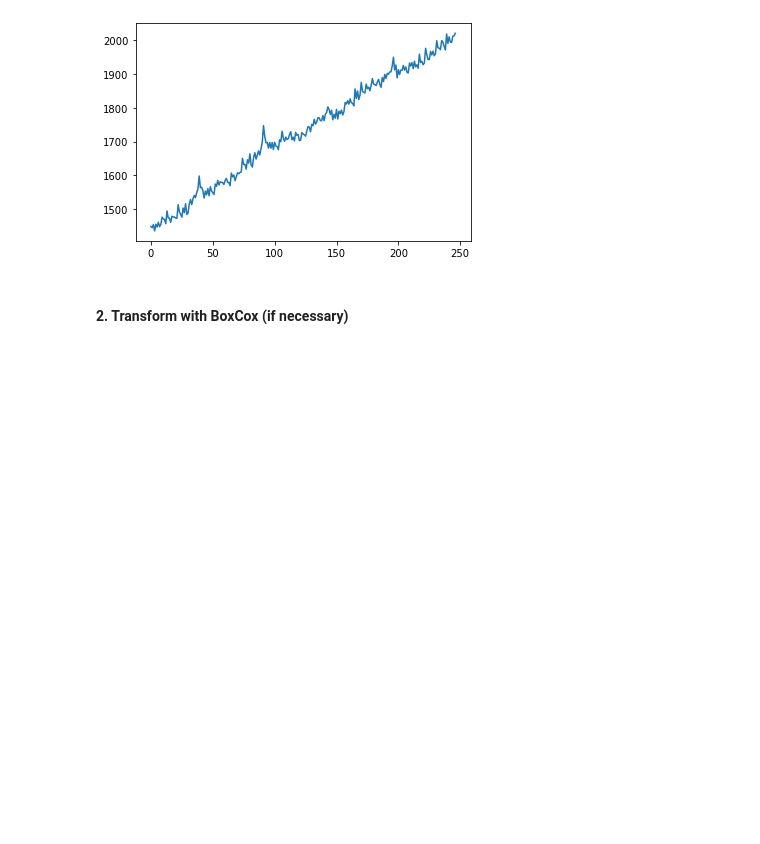
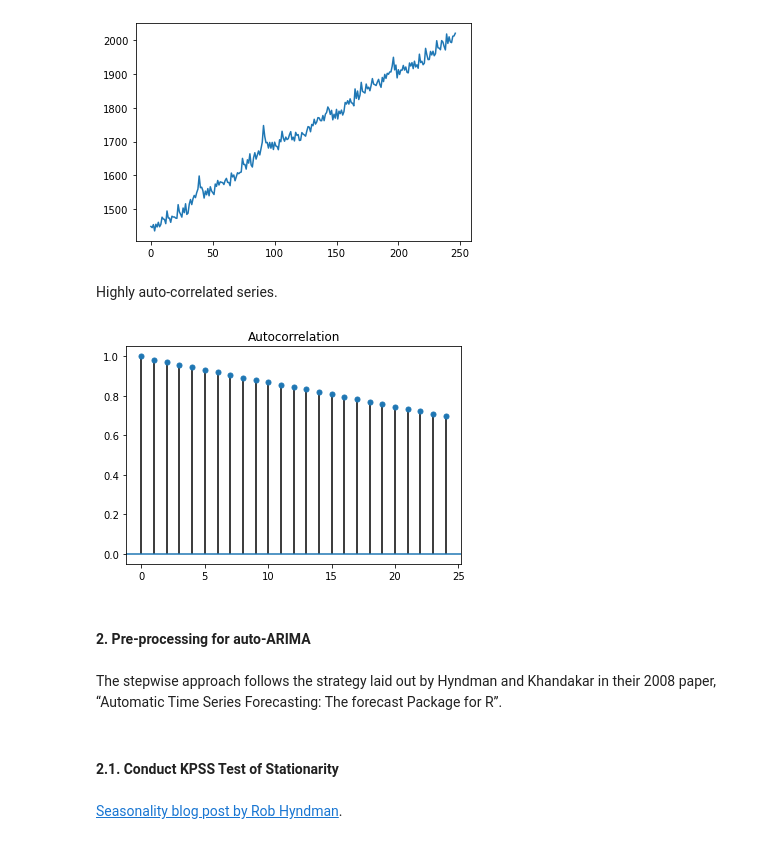
Before and after one commit to cdbale/Privacy-and-Forecasting-Empirical, a Jupyter notebook: Code/ARIMA.ipynb, the cells around one changed output. Drawn from its saved outputs; the diff is of its cells as text; code cells hidden in the pictures; blank space fills up the shorter version.

```diff
--- a/Code/ARIMA.ipynb
+++ b/Code/ARIMA.ipynb
@@ -25,9 +22,8 @@ We will follow the step-by-step process provided in **Forecasting: Principles an
 #### 1. Plot the data
 # %%
 # plot a random series we will use for model testing
-plt.plot(ts[100,:])
+x = ts[100,:]
+plt.plot(x)
 # %% [output]
 [<matplotlib.lines.Line2D at 0x...>]
 [figure]
-# %% [markdown]
-#### 2. Transform with BoxCox (if necessary)
@@ -37,0 +30,11 @@ res = mod.fit()
+# %% [markdown]
+Highly auto-correlated series.
+# %%
+# autocorrelation plot
+pm.plot_acf(x)
+# %% [output]
+[figure, added]
+# %% [markdown]
+#### 2. Pre-processing for auto-ARIMA
+# %% [markdown]
+The stepwise approach follows the strategy laid out by Hyndman and Khandakar in their 2008 paper, “Automatic Time Series Forecasting: The forecast Package for R”.
@@ -37,0 +43,4 @@ res = mod.fit()
+# %% [markdown]
+#### 2.1. Conduct KPSS Test of Stationarity
+# %% [markdown]
+[Seasonality blog post by Rob Hyndman](https://robjhyndman.com/hyndsight/seasonal-periods/).
```
Also changed, not shown: parts of 44 cells of this notebook.
